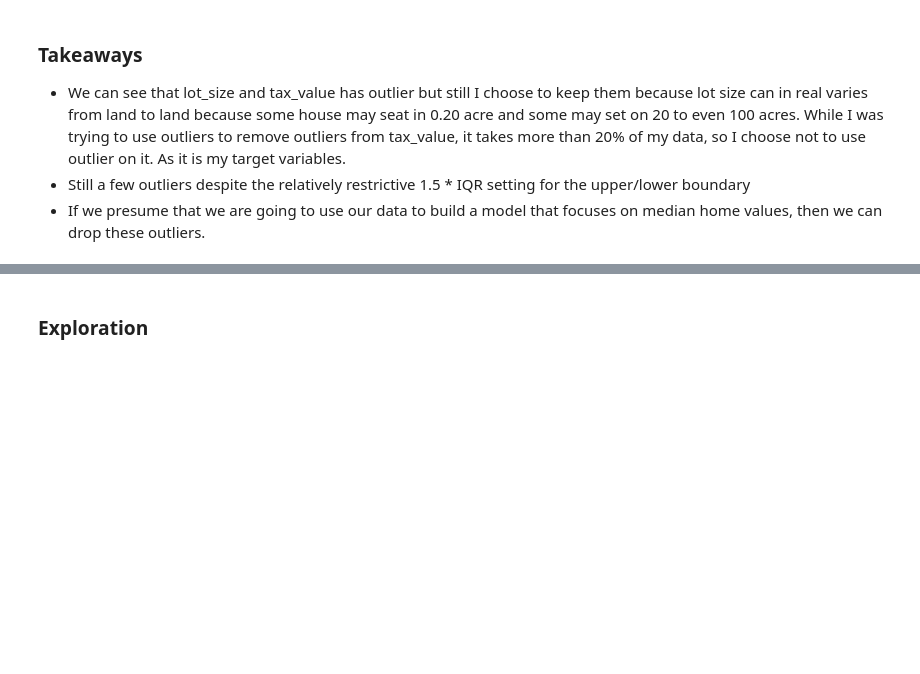
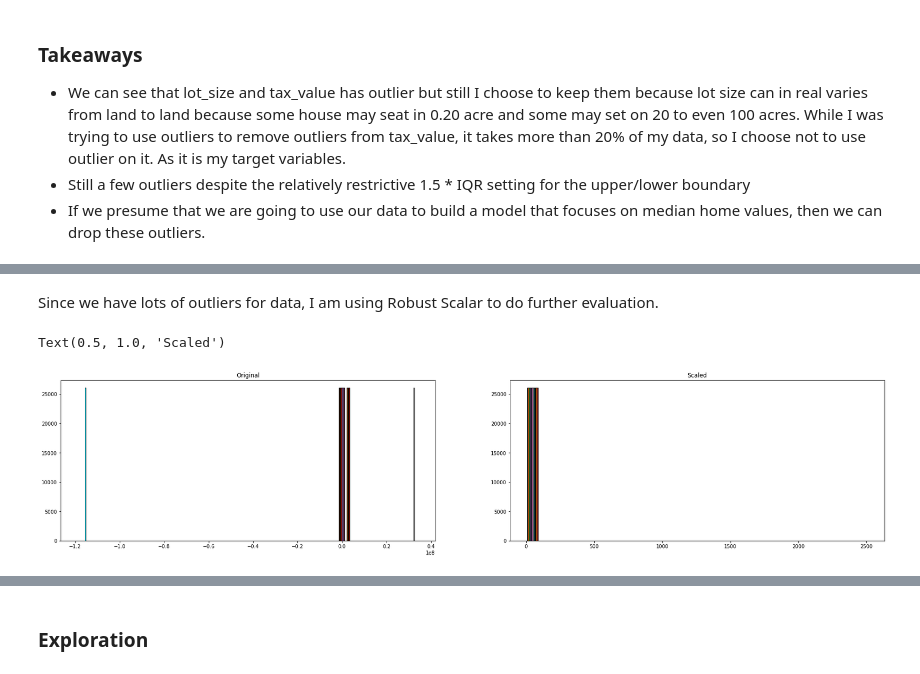
Before and after one commit to rajaramgautam/zillow_project, a Jupyter notebook: Zillow_Project.ipynb, the cells around one changed output, grey strips where cells are left out. Drawn from its saved outputs; the diff is of its cells as text; code cells hidden in the pictures; blank space fills up the shorter version.

```diff
--- a/Zillow_Project.ipynb
+++ b/Zillow_Project.ipynb
@@ -178,0 +190,12 @@ test.head()
+# %%
+# Split into x / y | features / target
+
+# Setup X and y
+X_train = train.drop(columns=['tax_value', 'transactiondate'])
+y_train = train.tax_value
+
+X_validate = validate.drop(columns=['tax_value', 'transactiondate'])
+y_validate = validate.tax_value
+
+X_test = test.drop(columns=['tax_value', 'transactiondate'])
+y_test = test.tax_value
@@ -178,0 +211,24 @@ test.head()
+# %% [markdown]
+Since we have lots of outliers for data, I am using Robust Scalar to do further evaluation.
+# %%
+
+
+scaler = sklearn.preprocessing.RobustScaler()
+# Note that we only call .fit with the training data,
+# but we use .transform to apply the scaling to all the data splits.
+scaler.fit(X_train)
+
+X_train_scaled = scaler.transform(X_train)
+X_validate_scaled = scaler.transform(X_validate)
+X_test_scaled = scaler.transform(X_test)
+
+plt.figure(figsize=(30, 6))
+plt.subplot(121)
+plt.hist(X_train, bins=25, ec='black')
+plt.title('Original')
+plt.subplot(122)
+plt.hist(X_train_scaled, bins=25, ec='black')
+plt.title('Scaled')
+# %% [output]
+Text(0.5, 1.0, 'Scaled')
+[figure, added]
```
Also changed, not shown: parts of 81 cells of this notebook.
